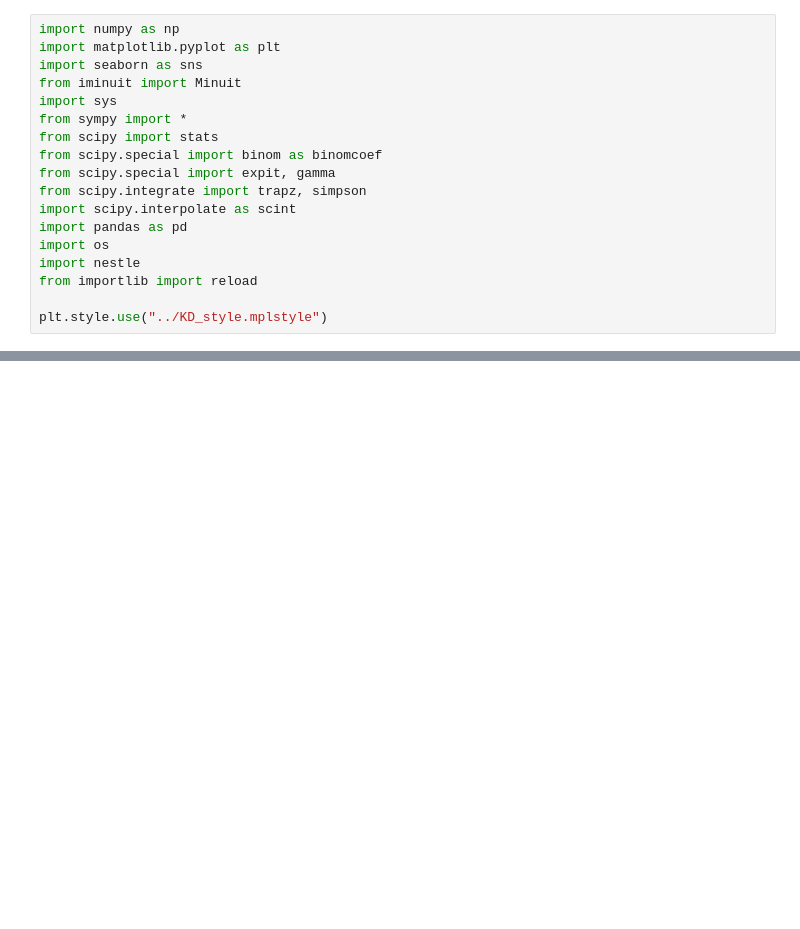
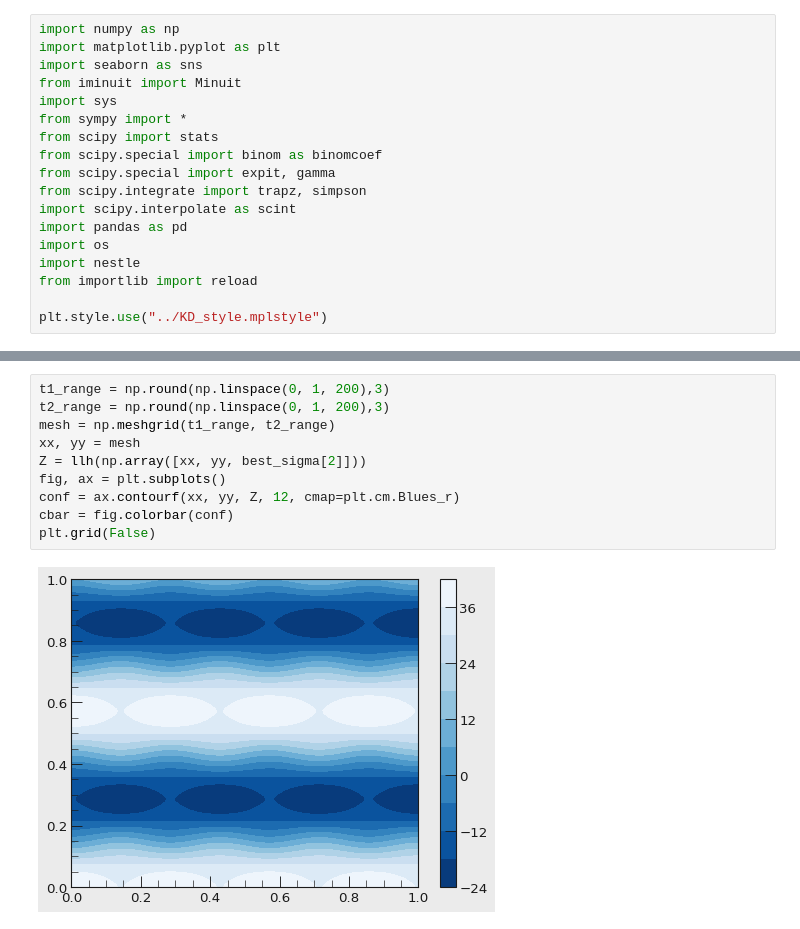
Before and after one commit to PhilKofoed/AMAS2023, a Jupyter notebook: Philip/Class 13/class13.ipynb, the cells around one changed output, grey strips where cells are left out. Cells and saved outputs as stored; diff of their text form; blank space fills up the shorter version.

```diff
--- a/Philip/Class 13/class13.ipynb
+++ b/Philip/Class 13/class13.ipynb
@@ -52,0 +80,12 @@ plt.grid(False)
+# %%
+t1_range = np.round(np.linspace(0, 1, 200),3)
+t2_range = np.round(np.linspace(0, 1, 200),3)
+mesh = np.meshgrid(t1_range, t2_range)
+xx, yy = mesh
+Z = llh(np.array([xx, yy, best_sigma[2]]))
+fig, ax = plt.subplots()
+conf = ax.contourf(xx, yy, Z, 12, cmap=plt.cm.Blues_r)
+cbar = fig.colorbar(conf)
+plt.grid(False)
+# %% [output]
+[figure, added]
```
Also changed, not shown: parts of 7 cells of this notebook, 1 other file.
